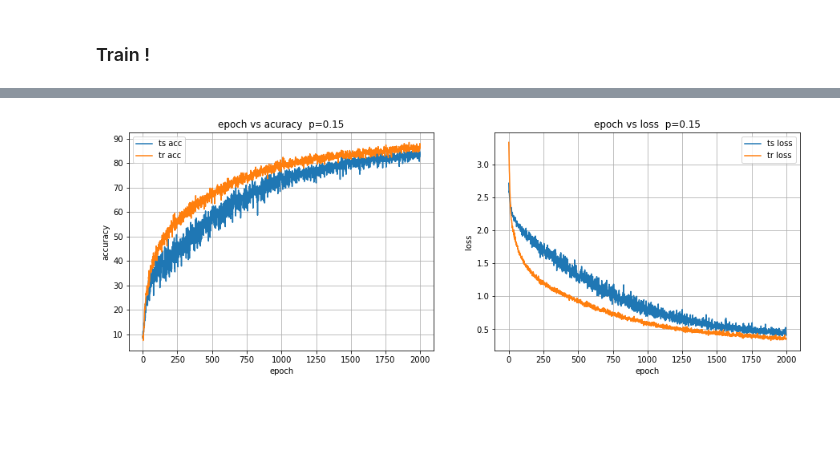
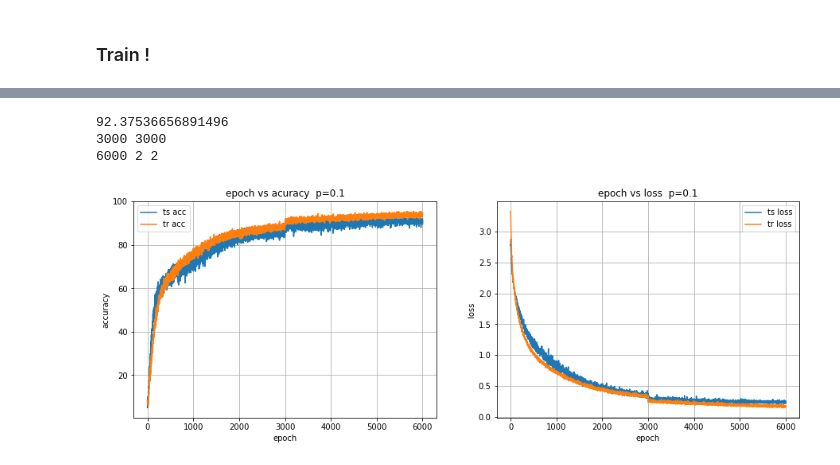
Before and after one commit to atwhitman/4194FinalProject, a Jupyter notebook: HAR_classifier.ipynb, the cells around one changed output, grey strips where cells are left out. Cells and saved outputs as stored; diff of their text form; code cells hidden in the pictures; blank space fills up the shorter version.

```diff
--- a/HAR_classifier.ipynb
+++ b/HAR_classifier.ipynb
@@ -39,8 +42,8 @@ import time
 # what percentage of data should be used for training
 split = 0.7
 
-num_epoch = 2000
-lr = 1e-7
+num_epoch = 3000
+lr = 0.5e-7
 batch_size = 10
 num_workers = 1
 # %% [markdown]
@@ -87,7 +90,7 @@ torch.Size([341])
 # %%
 best_acc_list = []
 
-drop_prob_list = [0.15] #, 0.15, 0.2, 0.25, 0.3, 0.35, 0.4, 0.45, 0.5, 0.0]
+drop_prob_list = [0.1] #, 0.15, 0.2, 0.25, 0.3, 0.35, 0.4, 0.45, 0.5, 0.0]
 num_tests = len(drop_prob_list)
 
 results = np.zeros(shape=(num_tests, num_epoch, 2, 2))
@@ -288,36 +261,55 @@ plt.show()
+# %%
+save_stats = False
+if save_stats:
+    old_stats = stats
+# %%
+print(best_acc)
+print(len(old_stats), len(stats))
+s1 = np.append(old_stats, stats,axis=0)
+print(len(s1), len(s1[0]), len(s1[0][0]))
+# %% [output]
+92.37536656891496
+3000 3000
+6000 2 2
 # %%
 test_file = np.load('dropout_test.npz')['res']
 test_data=test_file
 # %%
 train = 0
 test  = 1
 acc   = 0
 loss  = 1
 
+epochs = len(s1)
+x1 = np.linspace(0,epochs,epochs)
 x = np.linspace(0,epoch,epoch+1)
 for i in range(len(drop_prob_list)):
     plt.figure(figsize=(15,5))
     plt.subplot(1,2,1)
-    ts_a = test_file[i,:,test,acc]
-    ts_l = test_file[i,:,test,loss]
-    tr_a = test_file[i,:,train,acc]
-    tr_l = test_file[i,:,train,loss]
+#     ts_a = test_file[i,:,test,acc]
+#     ts_l = test_file[i,:,test,loss]
+#     tr_a = test_file[i,:,train,acc]
+#     tr_l = test_file[i,:,train,loss]
+    ts_a = s1[:,test,acc]
+    ts_l = s1[:,test,loss]
+    tr_a = s1[:,train,acc]
+    tr_l = s1[:,train,loss]
 
-    plt.plot(x,ts_a,label='ts acc')
-    plt.plot(x,tr_a,label='tr acc')
+    plt.plot(x1,ts_a,label='ts acc')
+    plt.plot(x1,tr_a,label='tr acc')
     plt.title('epoch vs acuracy  p=' + str(drop_prob_list[i]))
     plt.xlabel('epoch')
     plt.ylabel('accuracy')
     plt.legend()
     plt.grid()
 
     plt.subplot(1,2,2)
-    plt.plot(x,ts_l,label='ts loss')
-    plt.plot(x,tr_l,label='tr loss')
+    plt.plot(x1,ts_l,label='ts loss')
+    plt.plot(x1,tr_l,label='tr loss')
     plt.title('epoch vs loss  p=' + str(drop_prob_list[i]))
     plt.xlabel('epoch')
     plt.ylabel('loss')
     plt.legend()
     plt.grid()
 # %% [output]
-[figure, old version]
+[figure, new version]
```
Also changed, not shown: parts of 4 cells of this notebook.
